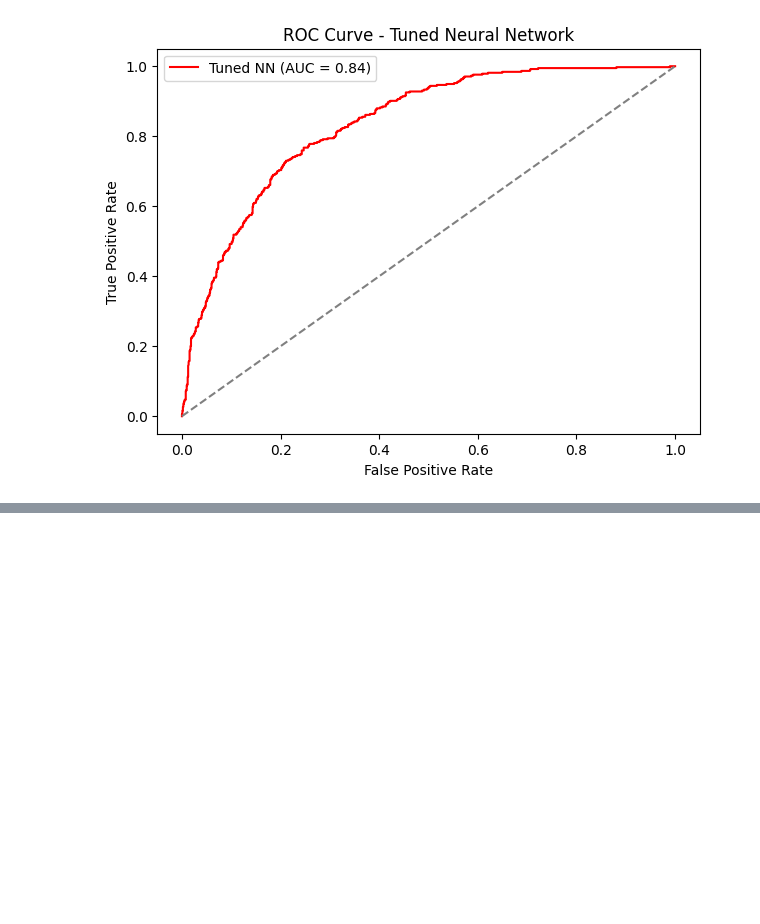
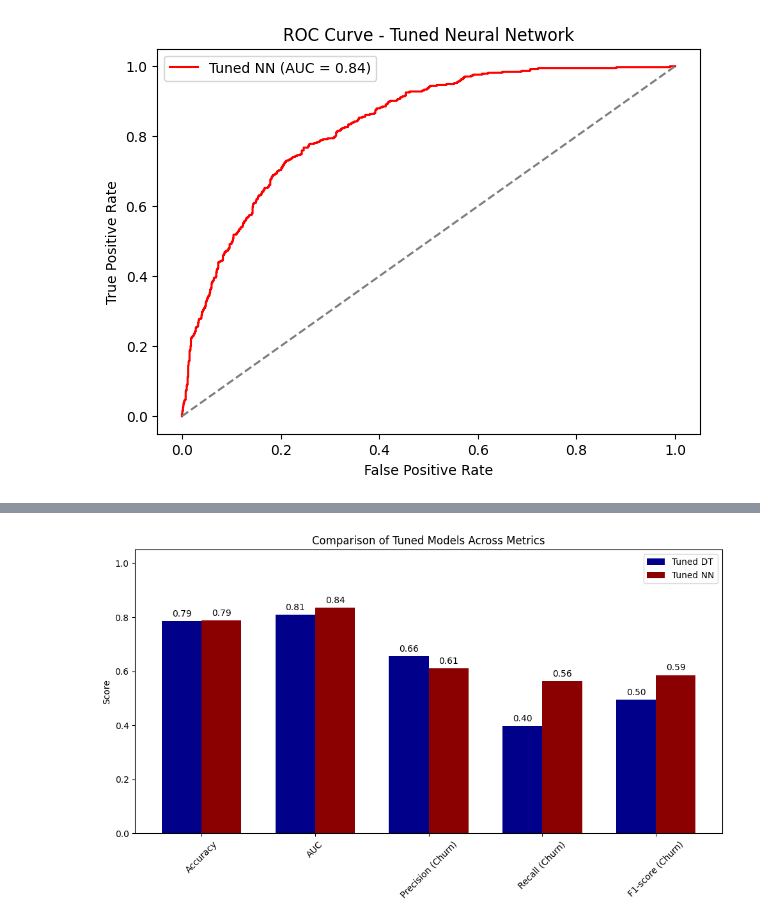
Before and after one commit to samhashiyam/MachineLearning, a Jupyter notebook: MLcwipynb.ipynb, the cells around one changed output, grey strips where cells are left out. Cells and saved outputs as stored; diff of their text form; code cells hidden in the pictures; blank space fills up the shorter version.

Commit message:
Final model evaluation based on optimal evaluation matrics

```diff
--- a/MLcwipynb.ipynb
+++ b/MLcwipynb.ipynb
@@ -722,0 +725,18 @@ Tuned Neural Network AUC: 0.8356857395778868
+# %%
+#Compute metrics for Tuned Decision Tree
+y_pred_dt = best_dt.predict(X_test)
+y_prob_dt = best_dt.predict_proba(X_test)[:, 1]
+
+acc_dt = accuracy_score(y_test, y_pred_dt)
+auc_dt = roc_auc_score(y_test, y_prob_dt)
+report_dt = classification_report(y_test, y_pred_dt, output_dict=True)
+cm_dt = confusion_matrix(y_test, y_pred_dt)
+
+#Compute metrics for Tuned Neural Network
+y_pred_nn = (best_model.predict(X_test) > 0.5).astype(int)
+y_prob_nn = best_model.predict(X_test)
+
+acc_nn = accuracy_score(y_test, y_pred_nn)
+auc_nn = roc_auc_score(y_test, y_prob_nn)
+report_nn = classification_report(y_test, y_pred_nn, output_dict=True)
+cm_nn = confusion_matrix(y_test, y_pred_nn)
@@ -722,0 +746,71 @@ Tuned Neural Network AUC: 0.8356857395778868
+# %%
+print("================== Final Model Comparison ==================\n")
+#comparison table
+data = {
+    "Metric": ["Accuracy", "ROC-AUC", "Precision ", "Recall ", "F1-score ", "Confusion Matrix"],
+    "Tuned Decision Tree": [
+        round(acc_dt, 3),
+        round(auc_dt, 3),
+        round(report_dt['1']['precision'], 3),
+        round(report_dt['1']['recall'], 3),
+        round(report_dt['1']['f1-score'], 3),
+        f"{cm_dt.tolist()}"
+    ],
+    "Tuned Neural Network": [
+        round(acc_nn, 3),
+        round(auc_nn, 3),
+        round(report_nn['1']['precision'], 3),
+        round(report_nn['1']['recall'], 3),
+        round(report_nn['1']['f1-score'], 3),
+        f"{cm_nn.tolist()}"
+    ]
+}
+
+comparison_df = pd.DataFrame(data)
+print(comparison_df)
+
+#Metrics to plot
+metrics = ["Accuracy", "ROC-AUC", "Precision", "Recall ", "F1-score "]
+dt_values = [
+    round(acc_dt, 3),
+    round(auc_dt, 3),
+    round(report_dt['1']['precision'], 3),
+    round(report_dt['1']['recall'], 3),
+    round(report_dt['1']['f1-score'], 3)
+]
+nn_values = [
+    round(acc_nn, 3),
+    round(auc_nn, 3),
+    round(report_nn['1']['precision'], 3),
+    round(report_nn['1']['recall'], 3),
+    round(report_nn['1']['f1-score'], 3)
+]
+
+#X-axis positions
+x = np.arange(len(metrics))
+width = 0.35  # width of bars
+
+# Plot
+fig, ax = plt.subplots(figsize=(10,6))
+bars1 = ax.bar(x - width/2, dt_values, width, label='Tuned DT', color='darkblue')
+bars2 = ax.bar(x + width/2, nn_values, width, label='Tuned NN', color='darkred')
+
+#Add text labels on top of bars
+for bar in bars1 + bars2:
+    height = bar.get_height()
+    ax.annotate(f'{height:.2f}',
+                xy=(bar.get_x() + bar.get_width()/2, height),
+                xytext=(0,3),  # 3 points vertical offset
+                textcoords="offset points",
+                ha='center', va='bottom')
+
+#Labels and title
+ax.set_ylabel('Score')
+ax.set_title('Comparison of Tuned Models Across Metrics')
+ax.set_xticks(x)
+ax.set_xticklabels(metrics, rotation=45)
+ax.set_ylim(0,1.05)  # since metrics are 0-1
+ax.legend()
+plt.tight_layout()
+plt.show()
+# %% [output]
@@ -722,0 +826 @@ Tuned Neural Network AUC: 0.8356857395778868
+[figure, added]
```
Also changed, not shown: parts of 3 cells of this notebook.
